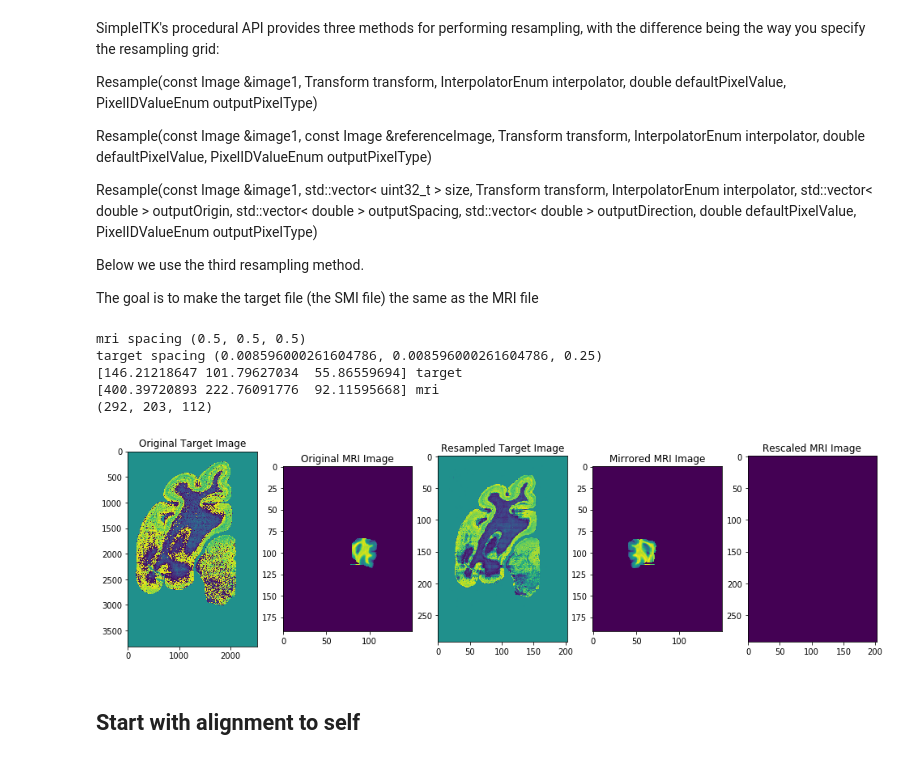
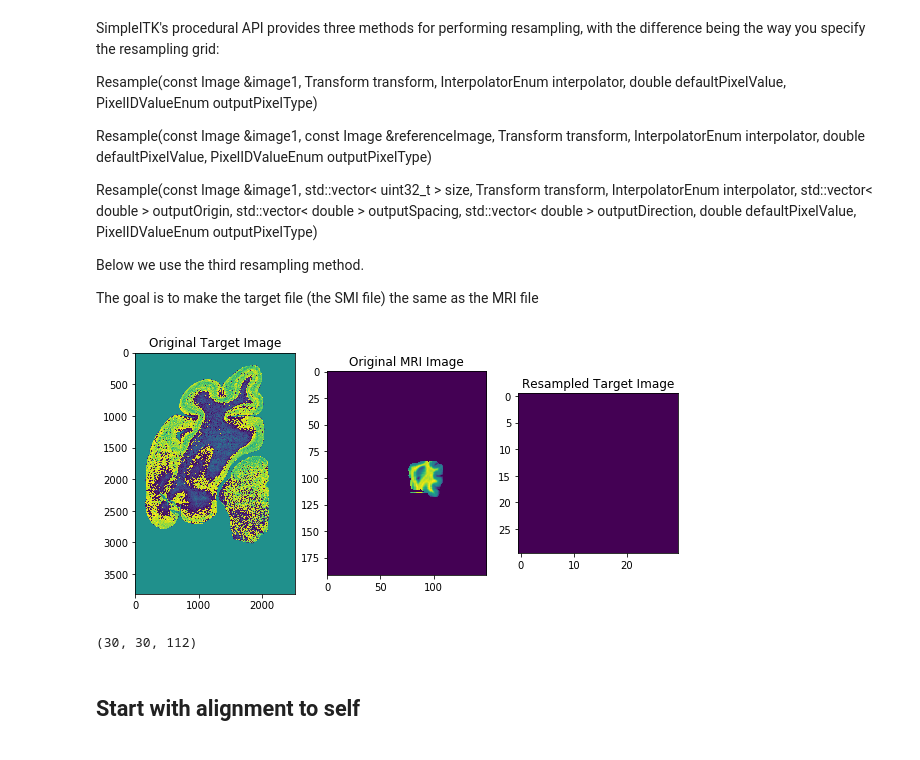
Before and after one commit to jtrieu2/HopkinsLabNotes, a Jupyter notebook: LabNB_12092019_JT_WK1D29.ipynb, the cells around one changed output. Drawn from its saved outputs; the diff is of its cells as text; code cells hidden in the pictures.

```diff
--- a/LabNB_12092019_JT_WK1D29.ipynb
+++ b/LabNB_12092019_JT_WK1D29.ipynb
@@ -25,15 +25,12 @@ Below we use the third resampling method.
 The goal is to make the target file (the SMI file) the same as the MRI file
 # %%
 # load mouse brain histology and mri images
-target_file_name = '/Users/jennytrieu/Desktop/Hannover_SMI_edited_compiled.img'
-mri_file_name = '/Users/jennytrieu/Desktop/WK1D129_20191209_rotated.img'
+target_file_name = '/cis/home/jtrieu/Documents/Hannover_SMI_edited_compiled.tif'
+mri_file_name = '/cis/home/jtrieu/Documents/WK1D129_20191209_rotated.img'
 
 # resample target file to make it the same size as the mri file
 mri_sitk = sitk.ReadImage(mri_file_name)
 target_sitk = sitk.ReadImage(target_file_name)
-
-print('mri spacing',mri_sitk.GetSpacing())
-print('target spacing',target_sitk.GetSpacing())
 
 # resample the target image
 #output_size = [mri_sitk.GetSize()[0],mri_sitk.GetSize()[1],target_3D.GetSize()[2]]
@@ -55,19 +52,22 @@ target_resample_np = np.transpose(sitk.GetArrayFromImage(target_resample),(2,1,0
 pad_amount = [15,15,4]
 target_padded_np = np.zeros((target_resample_np.shape[0]+pad_amount[0]*2,target_resample_np.shape[1]+pad_amount[1]*2,target_resample_np.shape[2]+pad_amount[2]*2))
 target_padded_np[pad_amount[0]:-pad_amount[0],pad_amount[1]:-pad_amount[1],pad_amount[2]:-pad_amount[2]] = target_resample_np
+
 target_resample = sitk.GetImageFromArray(np.transpose(target_padded_np,(2,1,0)))
 target_resample.SetSpacing(output_spacing)
 
-# save the new 3D target resampled image
-sitk.WriteImage(target_resample,'/Users/jennytrieu/Desktop/WK1D129_SMI_resampled.img')
+# print(target_resample.GetSize())
 
-# update target file name to new 3D target resampled image
-target_file_name = '/Users/jennytrieu/Desktop/WK1D129_SMI_resampled.img'
+# # save the new 3D target resampled image
+# sitk.WriteImage(target_resample,'/cis/home/jtrieu/Documents/WK0145_3D_SMI_resampled.img')
+
+# # update target file name to new 3D target resampled image
+# target_file_name = '/cis/home/jtrieu/Documents/WK0145_3D_SMI_resampled.img'
 
 # load mri and target data into numpy arrays
-target_image_struct = nib.load(target_file_name)
+# target_image_struct = nib.load(target_file_name)
 mri_image_struct = nib.load(mri_file_name)
-target_image = np.squeeze(target_image_struct.get_data()).astype(np.float32)
+# target_image = np.squeeze(target_image_struct.get_data()).astype(np.float32)
 mri_image = np.squeeze(mri_image_struct.get_data()).astype(np.float32)
 
 mri_image_mirrored = mri_image[:,mri_image.shape[1]:None:-1,:] # mirror mri in y dimension
@@ -75,63 +75,61 @@ mri_image_mirrored_sitk = sitk.GetImageFromArray(np.transpose(mri_image_mirrored
 mri_image_mirrored_sitk.SetSpacing(mri_sitk.GetSpacing())
 mri_output_size = [int(np.round(mri_sitk.GetSize()[0]*mri_sitk.GetSpacing()[0]/output_spacing[0])),int(np.round(mri_sitk.GetSize()[1]*mri_sitk.GetSpacing()[1]/output_spacing[1])),int(np.round(mri_sitk.GetSize()[2]*mri_sitk.GetSpacing()[2]/output_spacing[2]))]
 mri_resample = sitk.Resample(mri_image_mirrored_sitk, mri_output_size, sitk.AffineTransform(3), sitk.sitkLinear,
                              (0,0,0), output_spacing, (1,0,0,0,1,0,0,0,1), 0.0)
 
-target_center_of_mass = np.mean(np.where(np.transpose(sitk.GetArrayFromImage(target_resample),(2,1,0)) > np.mean(np.transpose(sitk.GetArrayFromImage(target_resample),(2,1,0)))),axis=1)
-mri_center_of_mass = np.mean(np.where(np.transpose(sitk.GetArrayFromImage(mri_resample),(2,1,0)) > np.mean(np.transpose(sitk.GetArrayFromImage(mri_resample),(2,1,0)))),axis=1)
-print(target_center_of_mass, 'target')
-print(mri_center_of_mass,'mri')
+# target_center_of_mass = np.mean(np.where(np.transpose(sitk.GetArrayFromImage(target_resample),(2,1,0)) > np.mean(np.transpose(sitk.GetArrayFromImage(target_resample),(2,1,0)))),axis=1)
+# mri_center_of_mass = np.mean(np.where(np.transpose(sitk.GetArrayFromImage(mri_resample),(2,1,0)) > np.mean(np.transpose(sitk.GetArrayFromImage(mri_resample),(2,1,0)))),axis=1)
+# print(target_center_of_mass, 'target')
+# print(mri_center_of_mass,'mri')
 
-# plot translated, resampled target image
-translation = sitk.TranslationTransform(3)
-translation.SetOffset((-(target_center_of_mass[0]-mri_center_of_mass[0])*mri_resample.GetSpacing()[0],
-                       -(target_center_of_mass[1]-mri_center_of_mass[1])*mri_resample.GetSpacing()[1],
-                       -(target_center_of_mass[2]-mri_center_of_mass[2])*mri_resample.GetSpacing()[2]))
-mri_transform = sitk.Resample(mri_resample, target_resample.GetSize(), translation, sitk.sitkLinear,
-                                 (0,0,0), output_spacing, (1,0,0,0,1,0,0,0,1), 0.0)
-
+# # plot translated, resampled target image
+# translation = sitk.TranslationTransform(3)
+# translation.SetOffset((-(target_center_of_mass[0]-mri_center_of_mass[0])*mri_resample.GetSpacing()[0],
+#                        -(target_center_of_mass[1]-mri_center_of_mass[1])*mri_resample.GetSpacing()[1],
+#                        -(target_center_of_mass[2]-mri_center_of_mass[2])*mri_resample.GetSpacing()[2]))
+# mri_transform = sitk.Resample(mri_resample, target_resample.GetSize(), translation, sitk.sitkLinear,
+#                                  (0,0,0), output_spacing, (1,0,0,0,1,0,0,0,1), 0.0)
 
 # display slices
 plt.rcParams["figure.figsize"]=20,20
 plt.figure()
 
 # plot original target image
 plt.subplot(1,6,1)
 plt.title('Original Target Image')
 plt.imshow(np.transpose(sitk.GetArrayFromImage(target_sitk),(2,1,0))[:,:,1])
 
 # plot original mri image
 plt.subplot(1,6,2)
-plt.imshow(mri_image[:,:,35])
+# plt.imshow(np.transpose(sitk.GetArrayFromImage(mri_sitk),(2,1,0))[:,:,35])
+plt.imshow(mri_image[:,:,36])
 plt.title('Original MRI Image')
 
 # plot resampled target image
 plt.subplot(1,6,3)
 plt.title('Resampled Target Image')
-plt.imshow(np.transpose(sitk.GetArrayFromImage(target_resample),(2,1,0))[:,:,5])
-target_resample_data = np.transpose(sitk.GetArrayFromImage(target_resample),(2,1,0))
-print(target_resample_data.shape)
+plt.imshow(np.transpose(sitk.GetArrayFromImage(target_resample),(2,1,0))[:,:,90])
+plt.show()
 
-# plot mirrored mri image
-plt.subplot(1,6,4)
-plt.imshow(np.transpose(sitk.GetArrayFromImage(mri_image_mirrored_sitk),(2,1,0))[:,:,36])
-plt.title('Mirrored MRI Image')
+a = np.transpose(sitk.GetArrayFromImage(target_resample),(2,1,0))
+a.shape
 
-plt.subplot(1,6,5)
-plt.imshow(np.transpose(sitk.GetArrayFromImage(mri_transform),(2,1,0))[:,:,1])
-plt.title('Rescaled MRI Image')
-plt.show()
+# # plot mirrored mri image
+# plt.subplot(1,6,4)
+# plt.imshow(np.transpose(sitk.GetArrayFromImage(mri_image_mirrored_sitk),(2,1,0))[:,:,36])
+# plt.title('Mirrored MRI Image')
+
+# plt.subplot(1,6,5)
+# plt.imshow(np.transpose(sitk.GetArrayFromImage(mri_transform),(2,1,0))[:,:,1])
+# plt.title('Rescaled MRI Image')
+# plt.show()
 
 
 # sitk.WriteImage(target_resample,'/cis/home/jtrieu/Documents/target_resample.img')
 # sitk.WriteImage(mri_transform,'/cis/home/jtrieu/Documents/mri_transform.img')
 # %% [output]
+[figure, new version]
-mri spacing (0.5, 0.5, 0.5)
-target spacing (0.008596000261604786, 0.008596000261604786, 0.25)
-[146.21218647 101.79627034  55.86559694] target
-[400.39720893 222.76091776  92.11595668] mri
-(292, 203, 112)
+(30, 30, 112)
-[figure, old version]
 # %% [markdown]
 ## Start with alignment to self
 # %%
```
Also changed, not shown: parts of 3 cells of this notebook.
